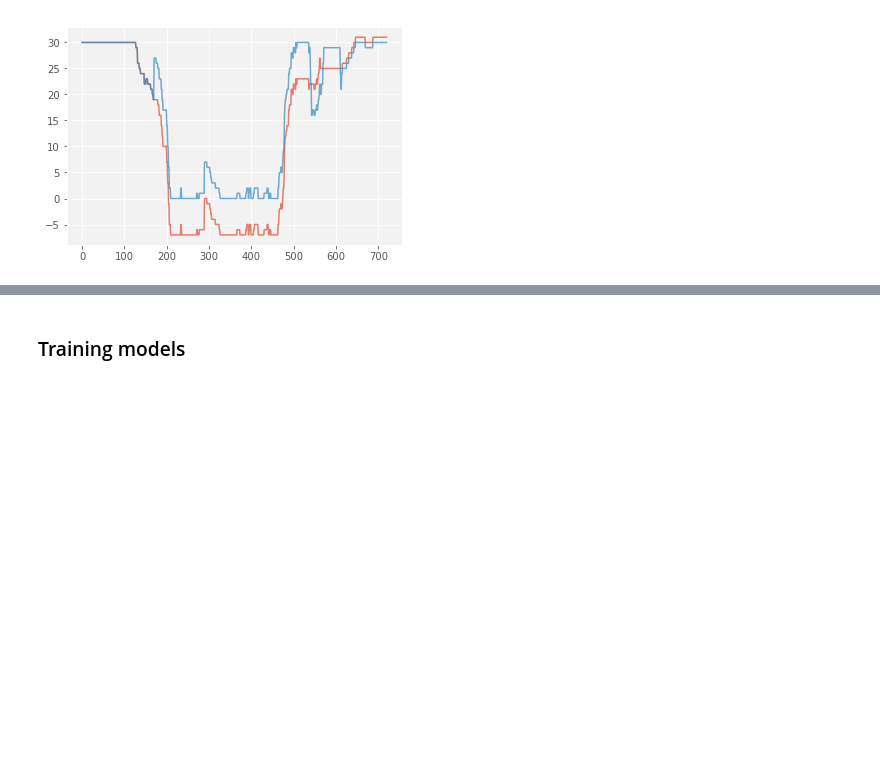
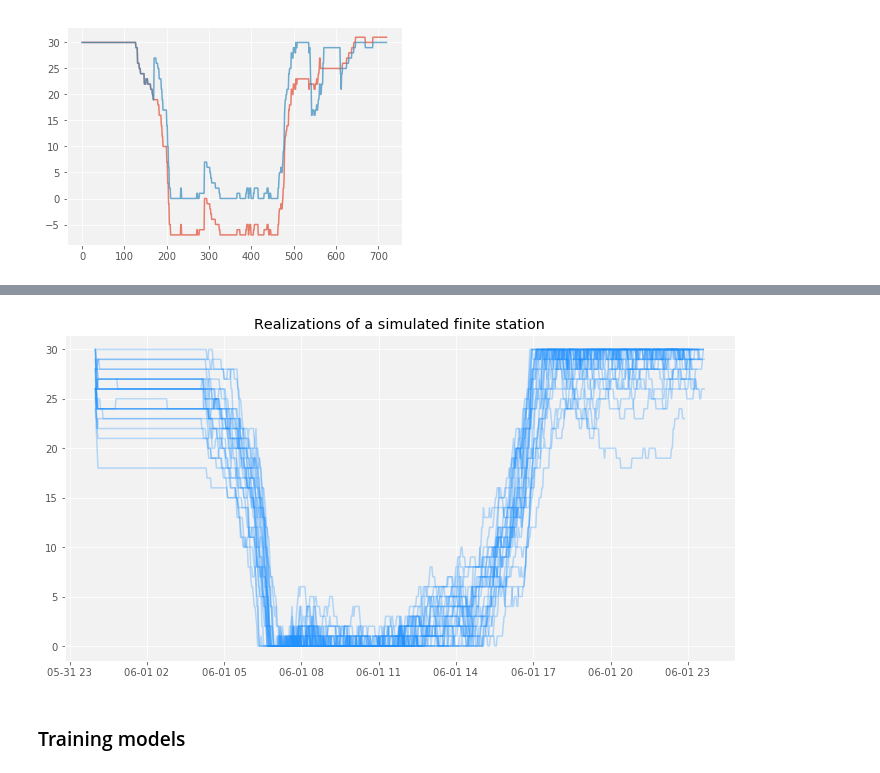
Before and after one commit to msgolovina/bss_project, a Jupyter notebook: working_file.ipynb, the cells around one changed output, grey strips where cells are left out. Saved outputs shown, nothing was run; the diff lists cells and outputs as text; code cells hidden in the pictures; blank space fills up the shorter version.

```diff
--- a/working_file.ipynb
+++ b/working_file.ipynb
@@ -536,3 +669,7 @@ def generate_times_opt(rate_function,max_t,delta):
+# %%
+realizations, inds = sim_finite_station(ar_adj, dep_adj, days_ = 25)
+# %% [output]
+[figure, added]
 # %%
 data1 = data.resample('2H').last().bfill()
 # %%
```
Also changed, not shown: parts of 20 cells of this notebook, 3 other files.
